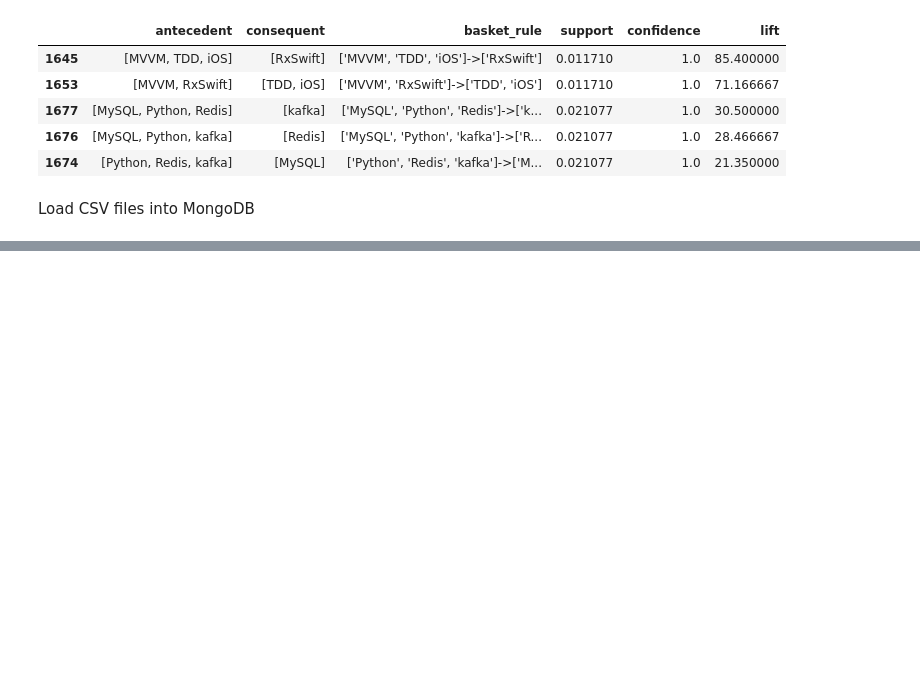
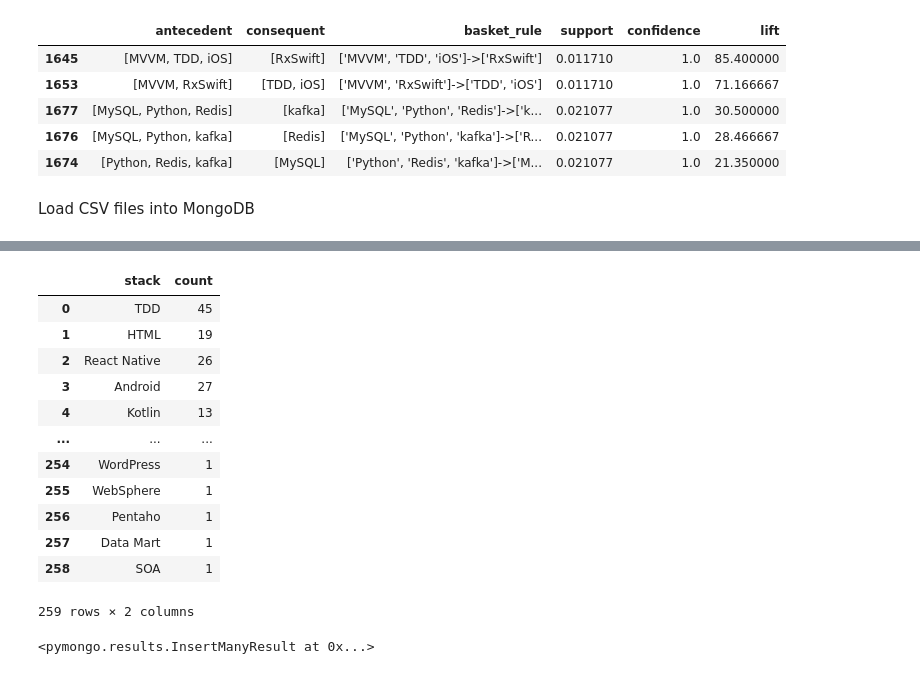
Before and after one commit to keithyyyyyy/IS459_Proj, a Jupyter notebook: analysis.ipynb, the cells around one changed output, grey strips where cells are left out. Drawn from its saved outputs; the diff is of its cells as text; code cells hidden in the pictures; blank space fills up the shorter version.

```diff
--- a/analysis.ipynb
+++ b/analysis.ipynb
@@ -121,7 +117,18 @@ with open('results.csv', newline='') as csvfile:
     reader = csv.DictReader(csvfile)
     rows = list(reader)
 
-# Insert rows into MongoDB collection
-result = collection.insert_many(rows)
-print(f"{len(result.inserted_ids)} rows inserted into MongoDB.")
+# Define the filter to check if the document already exists
+for row in rows:
+    filter = {'antecedent': row['antecedent'], 'consequent': row['consequent']}
+
+    # Define the update operation to set the document if it doesn't exist
+    update = {'$setOnInsert': row}
+
+    # Execute the update operation with upsert=True to insert the document if it doesn't exist
+    result = collection.update_one(filter, update, upsert=True)
+
+    if result.upserted_id is not None:
+        print(f"Document for antecedent: {row['antecedent']} and consequent: {row['consequent']} inserted.")
+    else:
+        print(f"Document for antecedent: {row['antecedent']} and consequent: {row['consequent']} already exists.")
 # %% [output]
@@ -128,0 +161,35 @@ print(f"{len(result.inserted_ids)} rows inserted into MongoDB.")
+# %%
+stacks_df = pd.DataFrame(columns=['stack', 'count'])
+stacks_map = {}
+
+for row in jobs_df['stacks']:
+    for item in row:
+        if item not in stacks_map:
+            stacks_map[item] = 1
+        else:
+            stacks_map[item] += 1
+for stack, count in stacks_map.items():
+    stacks_df = stacks_df.append({'stack': stack, 'count': count}, ignore_index=True)
+
+stacks_df
+# %% [output]
+|  | stack | count |
+| 0 | TDD | 45 |
+| 1 | HTML | 19 |
+| 2 | React Native | 26 |
+| 3 | Android | 27 |
+| 4 | Kotlin | 13 |
+| ... | ... | ... |
+| 254 | WordPress | 1 |
+| 255 | WebSphere | 1 |
+| 256 | Pentaho | 1 |
+| 257 | Data Mart | 1 |
+| 258 | SOA | 1 |
+259 rows × 2 columns
+# %%
+collection_stacks = db['stacks']
+
+stack_records = stacks_df.to_dict('records')
+collection_stacks.insert_many(stack_records)
+# %% [output]
+<pymongo.results.InsertManyResult at 0x...>
```
Also changed, not shown: parts of 4 cells of this notebook.
